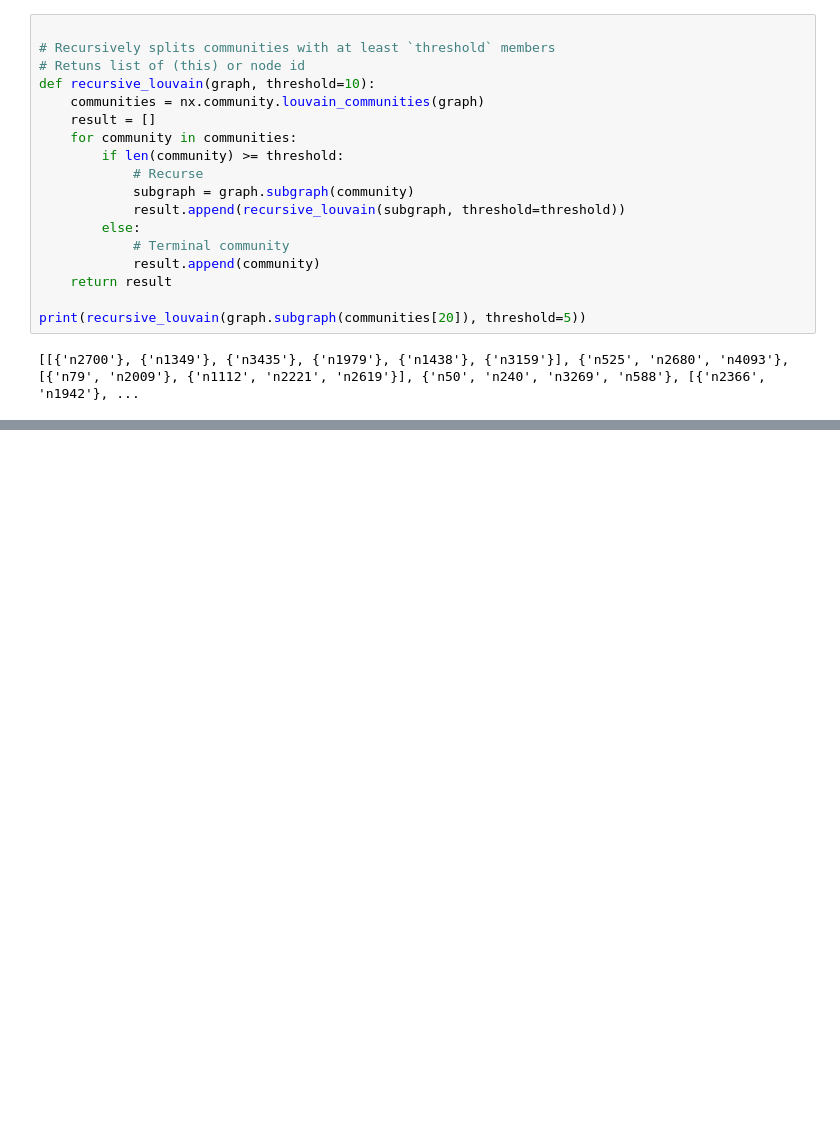
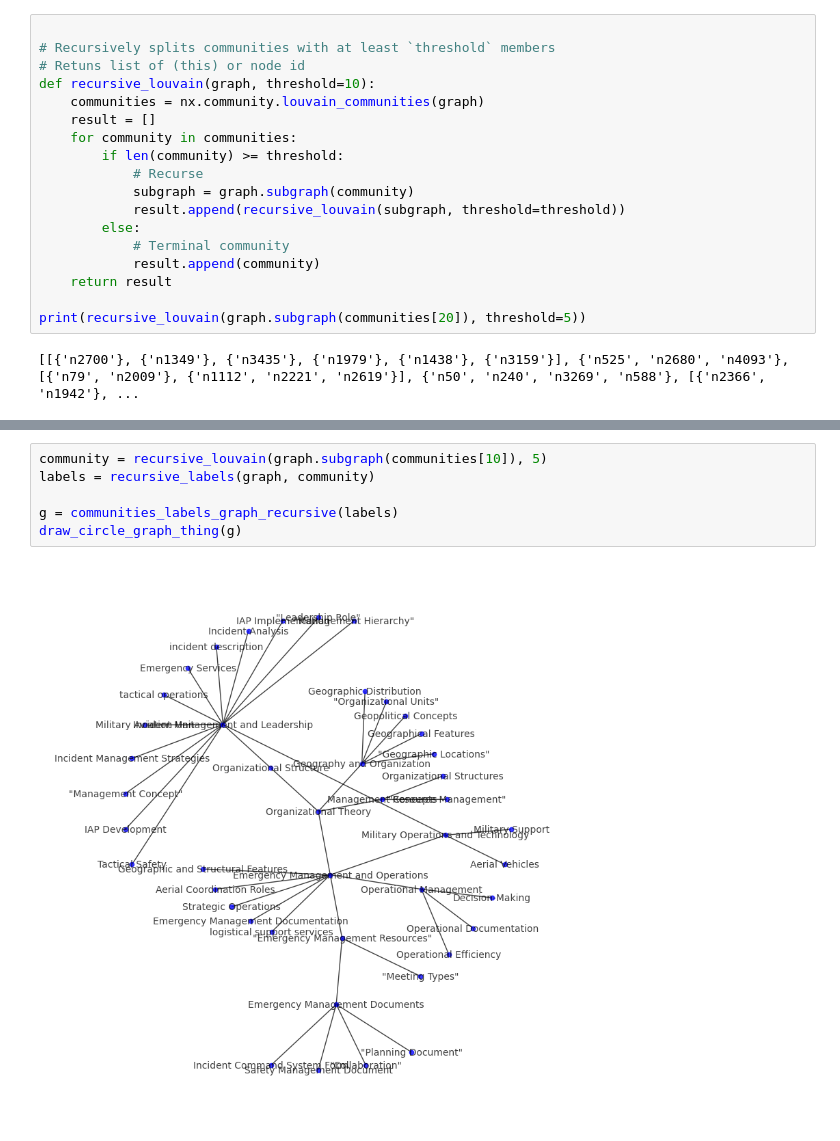
Before and after one commit to Saskapult/graph-rag-testing, a Jupyter notebook: communities_demo.ipynb, the cells around one changed output, grey strips where cells are left out. Saved outputs shown, nothing was run; the diff lists cells and outputs as text; blank space fills up the shorter version.

```diff
--- a/communities_demo.ipynb
+++ b/communities_demo.ipynb
@@ -247,0 +203,8 @@ len(labels)
+# %%
+community = recursive_louvain(graph.subgraph(communities[10]), 5)
+labels = recursive_labels(graph, community)
+
+g = communities_labels_graph_recursive(labels)
+draw_circle_graph_thing(g)
+# %% [output]
+[figure, added]
```
Also changed, not shown: parts of 4 cells of this notebook.
